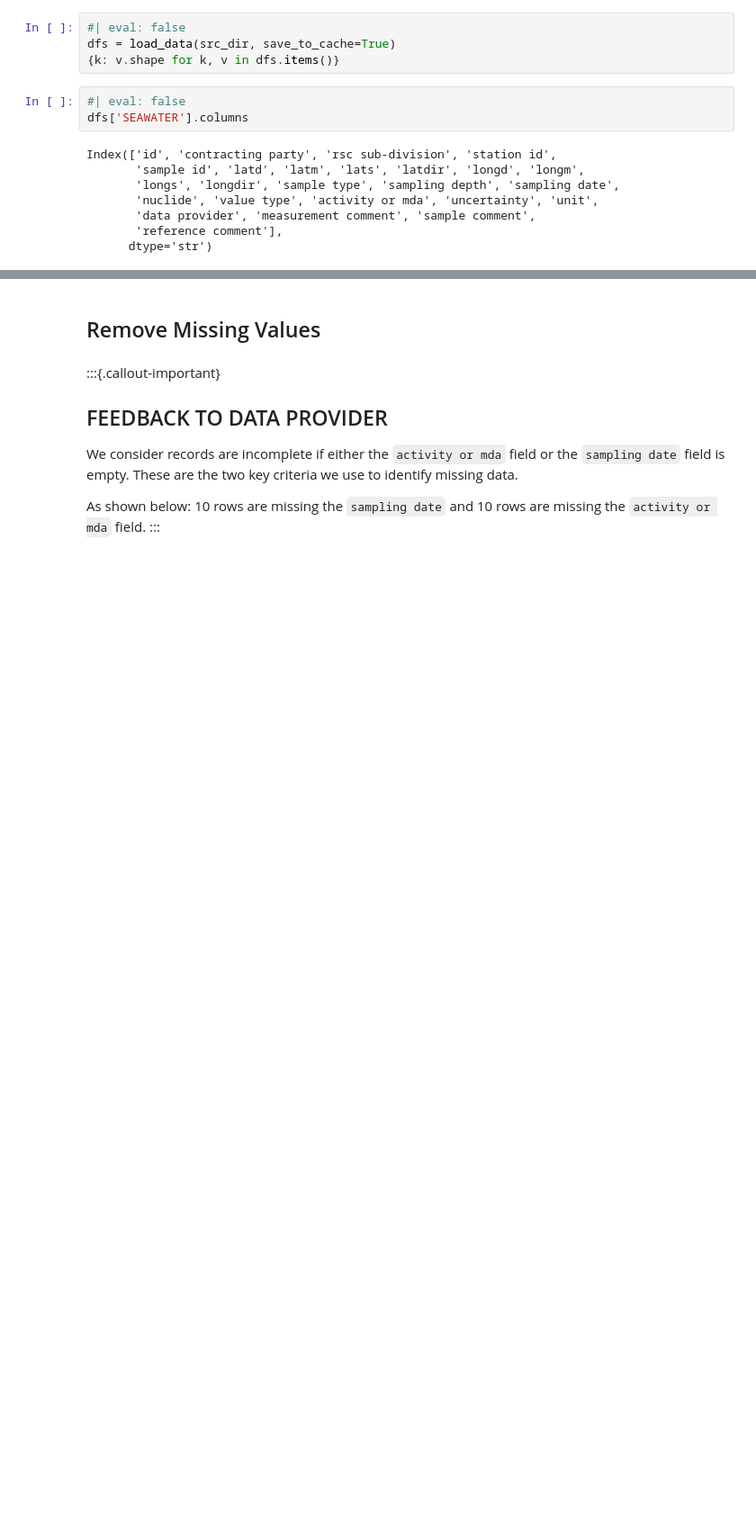
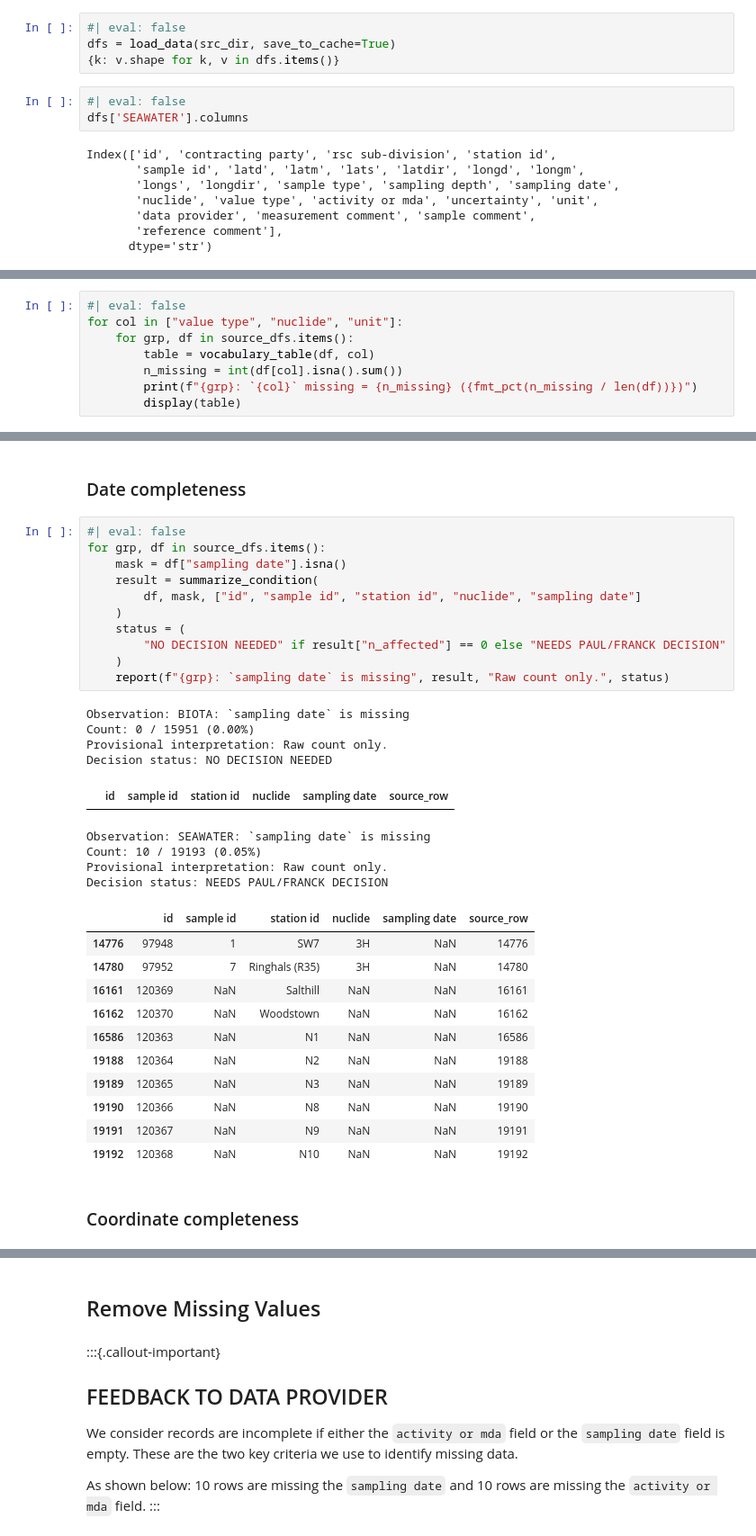
Before and after one commit to tabascojijii/marisco, a Jupyter notebook: nbs/handlers/ospar.ipynb, the cells around one changed output, grey strips where cells are left out. Shown at 90% size. Cells and saved outputs as stored; diff of their text form; blank space fills up the shorter version.

```diff
--- a/nbs/handlers/ospar.ipynb
+++ b/nbs/handlers/ospar.ipynb
@@ -171,0 +443,8 @@ Index(['id', 'contracting party', 'rsc sub-division', 'station id',
+# %%
+#| eval: false
+for col in ["value type", "nuclide", "unit"]:
+    for grp, df in source_dfs.items():
+        table = vocabulary_table(df, col)
+        n_missing = int(df[col].isna().sum())
+        print(f"{grp}: `{col}` missing = {n_missing} ({fmt_pct(n_missing / len(df))})")
+        display(table)
@@ -171,0 +498,36 @@ Index(['id', 'contracting party', 'rsc sub-division', 'station id',
+# %% [markdown]
+### Date completeness
+# %%
+#| eval: false
+for grp, df in source_dfs.items():
+    mask = df["sampling date"].isna()
+    result = summarize_condition(
+        df, mask, ["id", "sample id", "station id", "nuclide", "sampling date"]
+    )
+    status = (
+        "NO DECISION NEEDED" if result["n_affected"] == 0 else "NEEDS PAUL/FRANCK DECISION"
+    )
+    report(f"{grp}: `sampling date` is missing", result, "Raw count only.", status)
+# %% [output]
+Observation: BIOTA: `sampling date` is missing
+Count: 0 / 15951 (0.00%)
+Provisional interpretation: Raw count only.
+Decision status: NO DECISION NEEDED
+|  | id | sample id | station id | nuclide | sampling date | source_row |
+Observation: SEAWATER: `sampling date` is missing
+Count: 10 / 19193 (0.05%)
+Provisional interpretation: Raw count only.
+Decision status: NEEDS PAUL/FRANCK DECISION
+|  | id | sample id | station id | nuclide | sampling date | source_row |
+| 14776 | 97948 | 1 | SW7 | 3H | NaN | 14776 |
+| 14780 | 97952 | 7 | Ringhals (R35) | 3H | NaN | 14780 |
+| 16161 | 120369 | NaN | Salthill | NaN | NaN | 16161 |
+| 16162 | 120370 | NaN | Woodstown | NaN | NaN | 16162 |
+| 16586 | 120363 | NaN | N1 | NaN | NaN | 16586 |
+| 19188 | 120364 | NaN | N2 | NaN | NaN | 19188 |
+| 19189 | 120365 | NaN | N3 | NaN | NaN | 19189 |
+| 19190 | 120366 | NaN | N8 | NaN | NaN | 19190 |
+| 19191 | 120367 | NaN | N9 | NaN | NaN | 19191 |
+| 19192 | 120368 | NaN | N10 | NaN | NaN | 19192 |
+# %% [markdown]
+### Coordinate completeness
```
Also changed, not shown: parts of 27 cells of this notebook.
